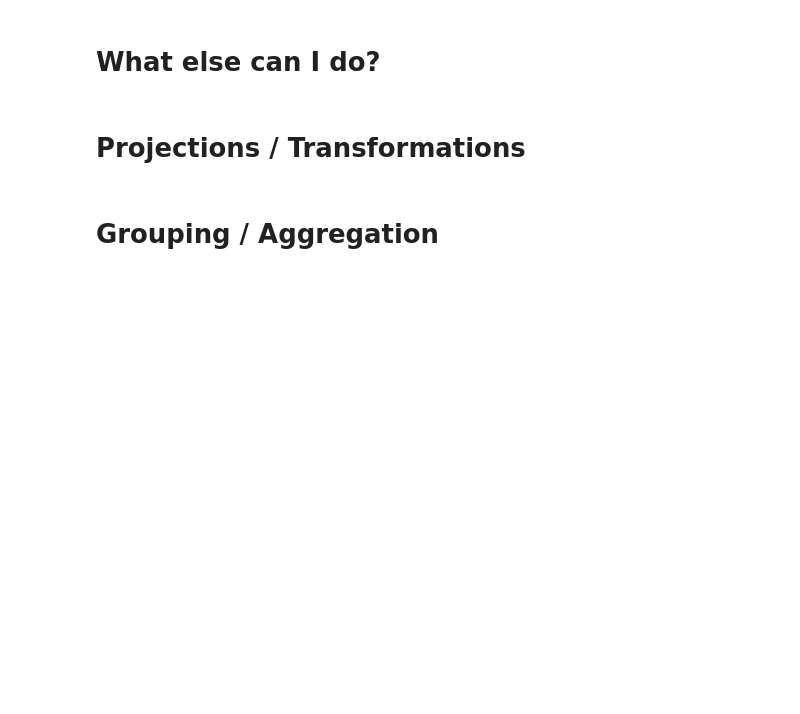
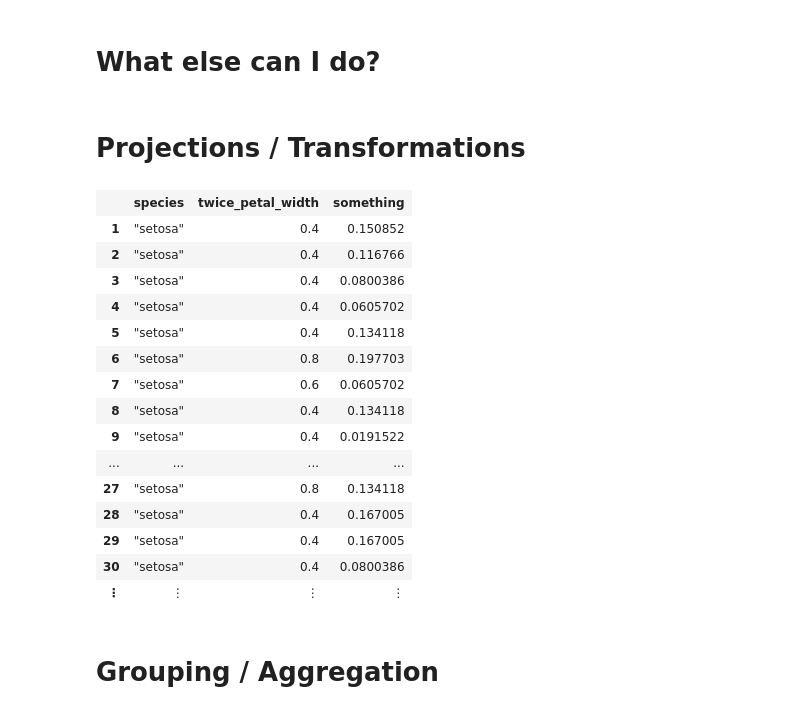
Before and after one commit to davidagold/SQ_pres, a Jupyter notebook: SQ.ipynb, the cells around one changed output. Saved outputs shown, nothing was run; the diff lists cells and outputs as text; code cells hidden in the pictures; blank space fills up the shorter version.

```diff
--- a/SQ.ipynb
+++ b/SQ.ipynb
@@ -135,10 +241,27 @@ See Yeesian Ng's (@yeesian) work at [SQLQuery](https://github.com/yeesian/SQLQue
 # %%
 @collect iris |>
     select(
         species,
         twice_petal_width = 2 * petal_width,
-        something = digamma(ifelse(sepal_length > 7.0, rand(), 0.0))
+        something = digamma(log(sepal_length))
     )
+# %% [output]
+|  | species | twice_petal_width | something |
+| 1 | "setosa" | 0.4 | 0.150852 |
+| 2 | "setosa" | 0.4 | 0.116766 |
+| 3 | "setosa" | 0.4 | 0.0800386 |
+| 4 | "setosa" | 0.4 | 0.0605702 |
+| 5 | "setosa" | 0.4 | 0.134118 |
+| 6 | "setosa" | 0.8 | 0.197703 |
+| 7 | "setosa" | 0.6 | 0.0605702 |
+| 8 | "setosa" | 0.4 | 0.134118 |
+| 9 | "setosa" | 0.4 | 0.0191522 |
+| ... | ... | ... | ... |
+| 27 | "setosa" | 0.8 | 0.134118 |
+| 28 | "setosa" | 0.4 | 0.167005 |
+| 29 | "setosa" | 0.4 | 0.167005 |
+| 30 | "setosa" | 0.4 | 0.0800386 |
+| ⋮ | ⋮ | ⋮ | ⋮ |
 # %% [markdown]
 # Grouping / Aggregation
 # %%
```
Also changed, not shown: parts of 66 cells of this notebook.
